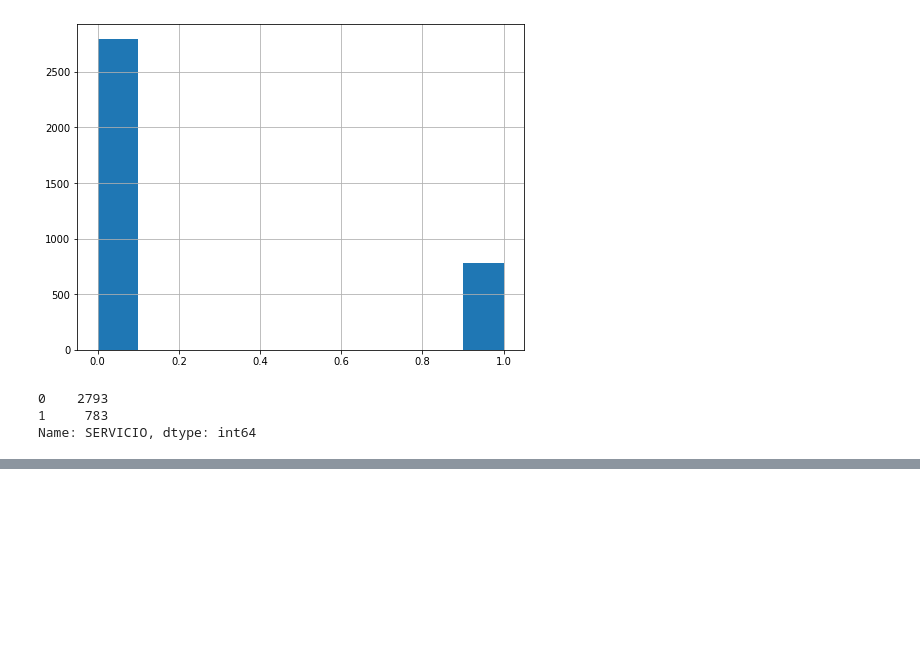
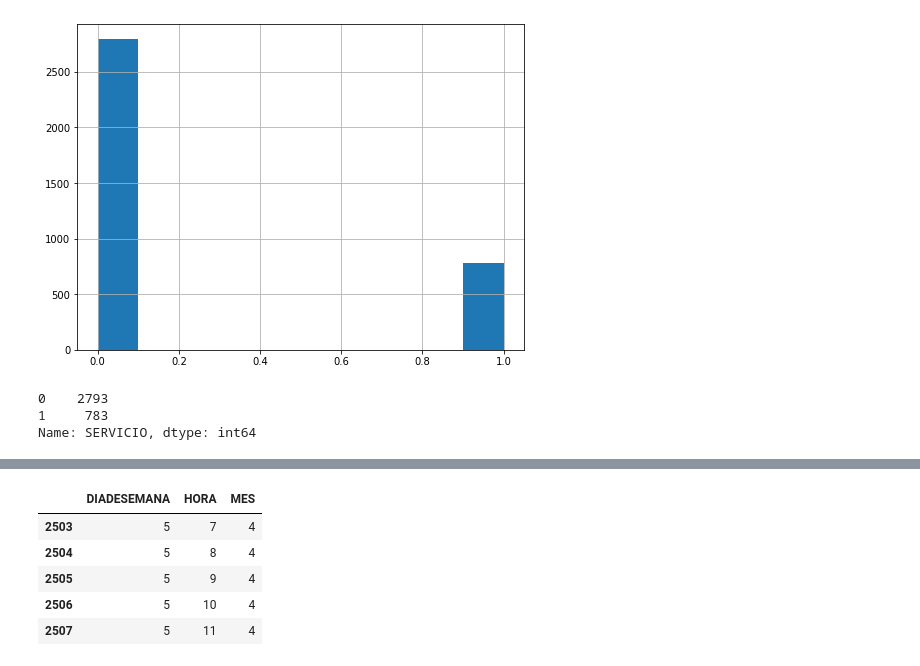
Before and after one commit to josedelarosa82/taxi-prediction-model, a Jupyter notebook: Electiva2/taxi-predicion-model.ipynb, the cells around one changed output, grey strips where cells are left out. Cells and saved outputs as stored; diff of their text form; code cells hidden in the pictures; blank space fills up the shorter version.

```diff
--- a/Electiva2/taxi-predicion-model.ipynb
+++ b/Electiva2/taxi-predicion-model.ipynb
@@ -437,3 +462,12 @@ X_train, X_test, y_train, y_test = train_test_split(X, y, stratify=y)
+# %%
+X_test.head(5)
+# %% [output]
+|  | DIADESEMANA | HORA | MES |
+| 2503 | 5 | 7 | 4 |
+| 2504 | 5 | 8 | 4 |
+| 2505 | 5 | 9 | 4 |
+| 2506 | 5 | 10 | 4 |
+| 2507 | 5 | 11 | 4 |
 # %%
 y_test.hist(figsize=(8,6))
 plt.show()
```
Also changed, not shown: parts of 26 cells of this notebook, 2 other files.
